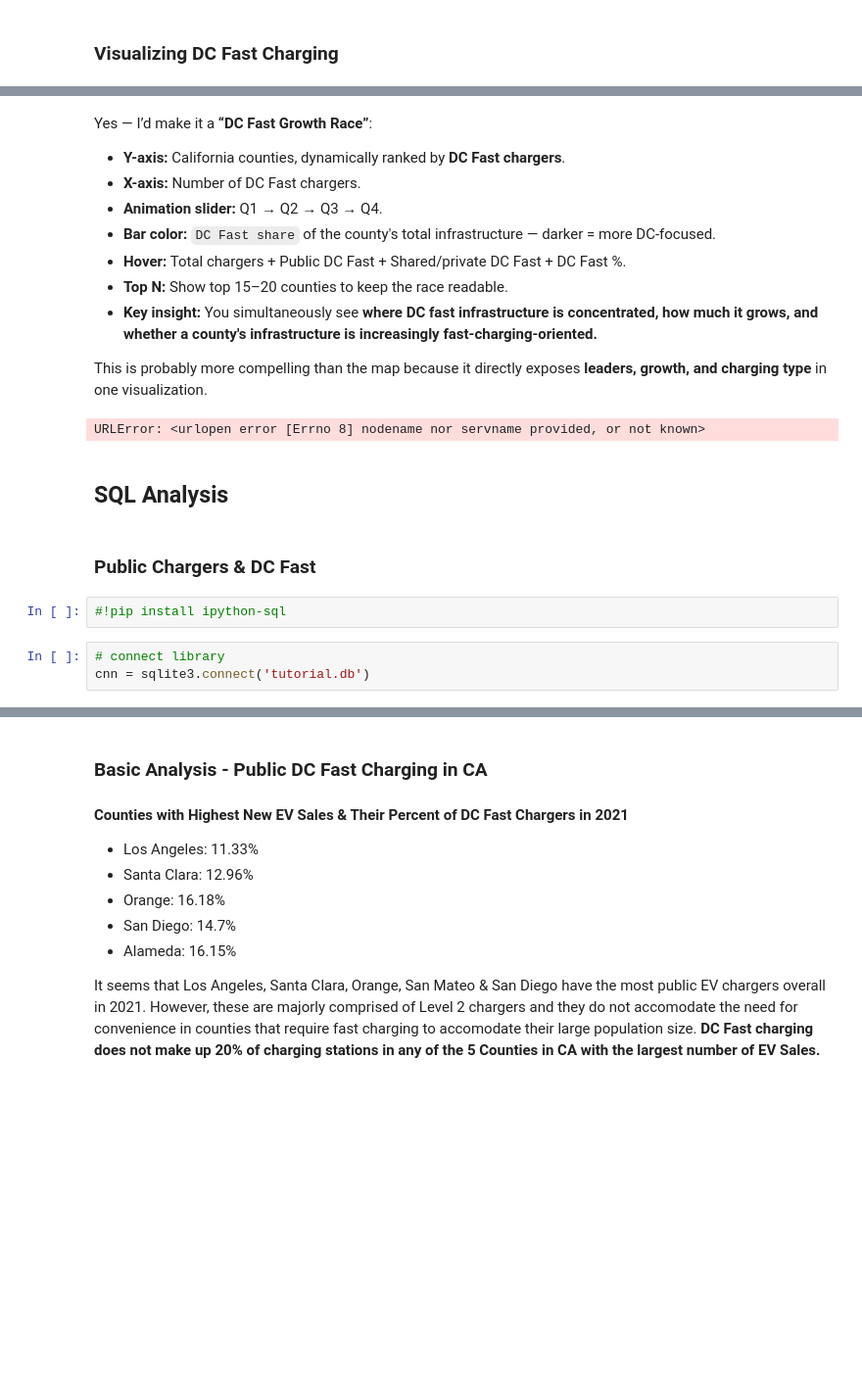
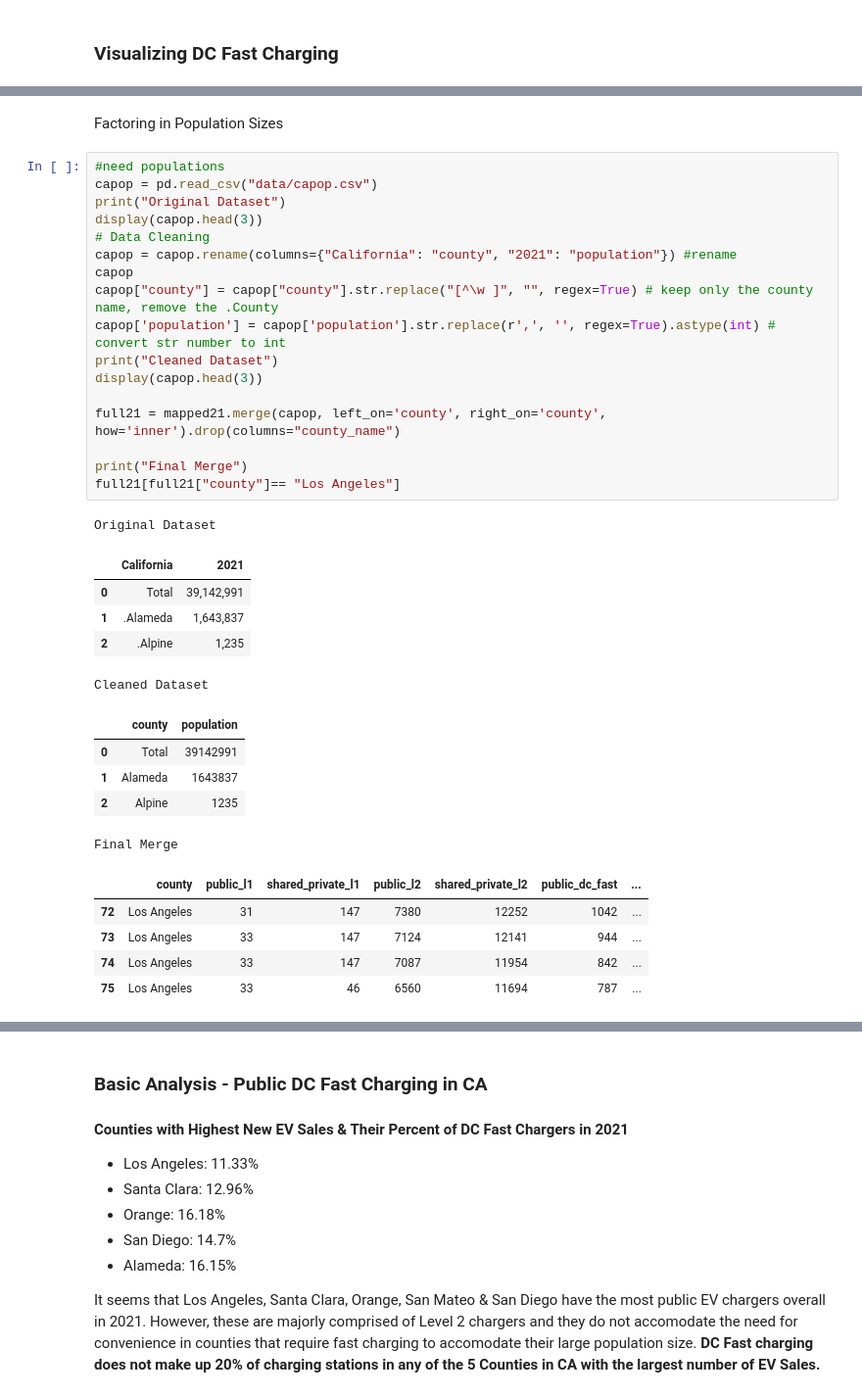
Before and after one commit to sshariz/EVChargingInfrastructure, a Jupyter notebook: evproject.ipynb, the cells around one changed output, grey strips where cells are left out. Shown at 98% size. Cells and saved outputs as stored; diff of their text form; blank space fills up the shorter version.

Commit message:
analysis

```diff
--- a/evproject.ipynb
+++ b/evproject.ipynb
@@ -774,24 +724,36 @@ fig.update_layout(
-# %% [markdown]
-Yes — I’d make it a **“DC Fast Growth Race”**:
-
-- **Y-axis:** California counties, dynamically ranked by **DC Fast chargers**.
-- **X-axis:** Number of DC Fast chargers.
-- **Animation slider:** Q1 → Q2 → Q3 → Q4.
-- **Bar color:** `DC Fast share` of the county's total infrastructure — darker = more DC-focused.
-- **Hover:** Total chargers + Public DC Fast + Shared/private DC Fast + DC Fast %.
-- **Top N:** Show top 15–20 counties to keep the race readable.
-- **Key insight:** You simultaneously see **where DC fast infrastructure is concentrated, how much it grows, and whether a county's infrastructure is increasingly fast-charging-oriented.**
-
-This is probably more compelling than the map because it directly exposes **leaders, growth, and charging type** in one visualization.
+# %% [markdown]
+Factoring in Population Sizes
 # %%
+#need populations
+capop = pd.read_csv("data/capop.csv")
+print("Original Dataset")
+display(capop.head(3))
+# Data Cleaning
+capop = capop.rename(columns={"California": "county", "2021": "population"}) #rename
+capop
+capop["county"] = capop["county"].str.replace("[^\w ]", "", regex=True) # keep only the county name, remove the .County
+capop['population'] = capop['population'].str.replace(r',', '', regex=True).astype(int) # convert str number to int
+print("Cleaned Dataset")
+display(capop.head(3))
+
+full21 = mapped21.merge(capop, left_on='county', right_on='county', how='inner').drop(columns="county_name")
+
+print("Final Merge")
+full21[full21["county"]== "Los Angeles"]
 # %% [output]
-URLError: <urlopen error [Errno 8] nodename nor servname provided, or not known>
+Original Dataset
+|  | California | 2021 |
+| 0 | Total | 39,142,991 |
+| 1 | .Alameda | 1,643,837 |
+| 2 | .Alpine | 1,235 |
+Cleaned Dataset
+|  | county | population |
+| 0 | Total | 39142991 |
+| 1 | Alameda | 1643837 |
+| 2 | Alpine | 1235 |
+Final Merge
+|  | county | public_l1 | shared_private_l1 | public_l2 | shared_private_l2 | public_dc_fast | ... |
+| 72 | Los Angeles | 31 | 147 | 7380 | 12252 | 1042 | ... |
+| 73 | Los Angeles | 33 | 147 | 7124 | 12141 | 944 | ... |
+| 74 | Los Angeles | 33 | 147 | 7087 | 11954 | 842 | ... |
+| 75 | Los Angeles | 33 | 46 | 6560 | 11694 | 787 | ... |
-# %% [markdown]
-## SQL Analysis
-# %% [markdown]
-### Public Chargers & DC Fast
-# %%
-#!pip install ipython-sql
-# %%
-# connect library
-cnn = sqlite3.connect('tutorial.db')
```
Also changed, not shown: parts of 47 cells of this notebook, 1 other file.
